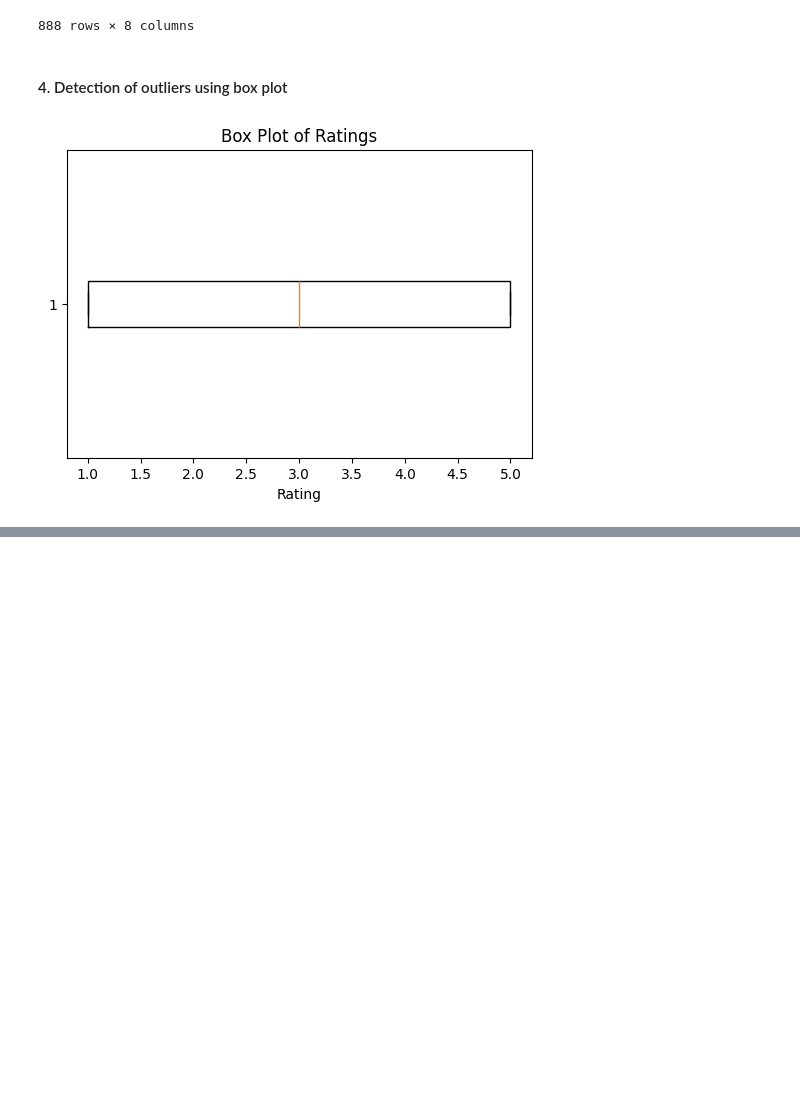
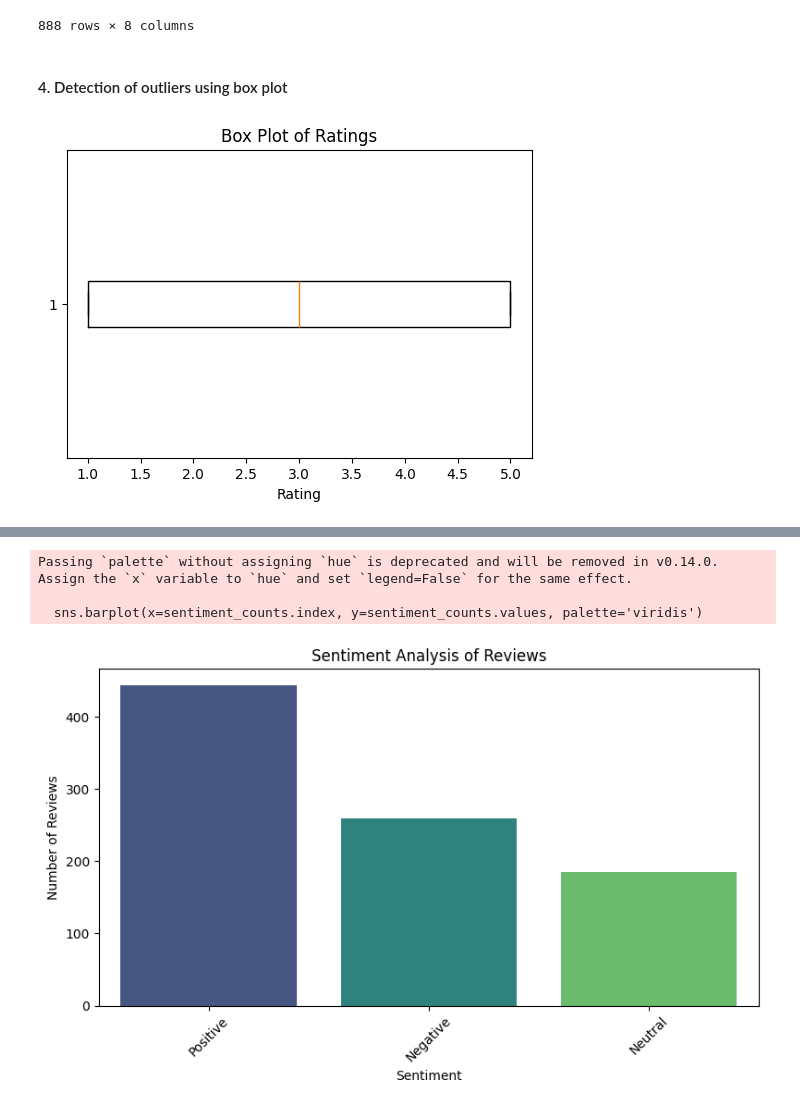
Before and after one commit to SarveshNaik1010/Semester_3, a Jupyter notebook: Data Science/Data Science Project/Project-1.ipynb, the cells around one changed output, grey strips where cells are left out. Drawn from its saved outputs; the diff is of its cells as text; code cells hidden in the pictures; blank space fills up the shorter version.

```diff
--- a/Data Science/Data Science Project/Project-1.ipynb
+++ b/Data Science/Data Science Project/Project-1.ipynb
@@ -236,0 +268,17 @@ Name: 0, dtype: int64
+# %%
+import spacy
+
+# Load the small English model
+nlp = spacy.load("en_core_web_sm")
+
+# Function to preprocess text using spaCy
+def preprocess_text(text):
+    doc = nlp(text)  # Process the text with spaCy
+    tokens = [token.text for token in doc]  # Extract tokens
+    return tokens
+
+# Apply the function to the 'review' column in the DataFrame
+mcReviews['tokens'] = mcReviews['review'].apply(preprocess_text)
+
+# Display the DataFrame with the new 'tokens' column
+mcReviews['tokens']
@@ -236,0 +351,23 @@ Name: 0, dtype: int64
+# %%
+import seaborn as sns
+
+sentiment_counts = mcReviews['sentiment'].value_counts()
+
+# Set up the plot
+plt.figure(figsize=(8, 5))
+sns.barplot(x=sentiment_counts.index, y=sentiment_counts.values, palette='viridis')
+
+# Add labels and title
+plt.title('Sentiment Analysis of Reviews')
+plt.xlabel('Sentiment')
+plt.ylabel('Number of Reviews')
+plt.xticks(rotation=45)
+
+# Show the plot
+plt.tight_layout()
+plt.show()
+# %% [output]
+Passing `palette` without assigning `hue` is deprecated and will be removed in v0.14.0. Assign the `x` variable to `hue` and set `legend=False` for the same effect.
+
+  sns.barplot(x=sentiment_counts.index, y=sentiment_counts.values, palette='viridis')
+[figure, added]
```
Also changed, not shown: parts of 19 cells of this notebook.
